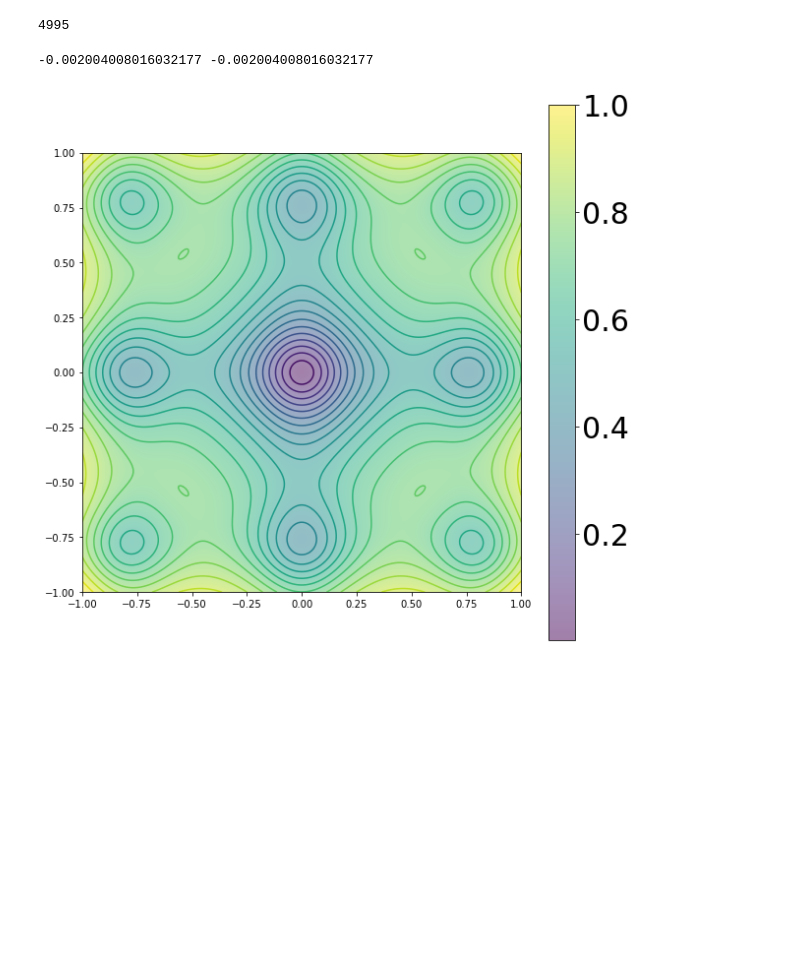
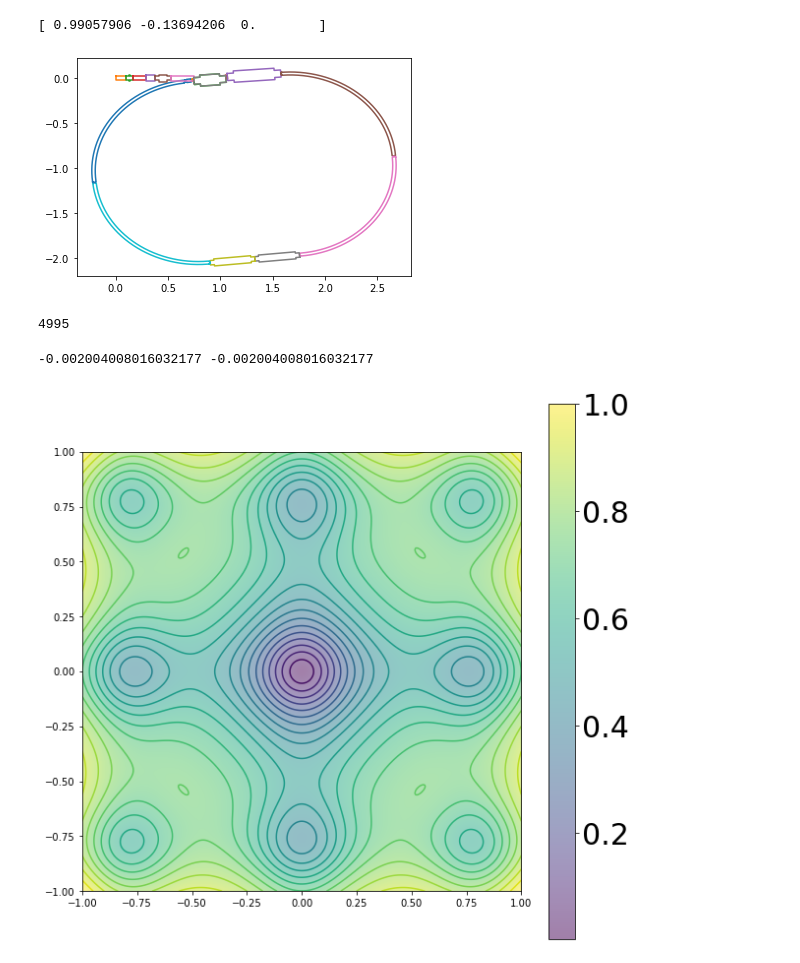
Before and after one commit to BillyTheKidPhysicist/storageRing, a Jupyter notebook: storageRingModel/notebook.ipynb, the cells around one changed output. Cells and saved outputs as stored; diff of their text form; code cells hidden in the pictures; blank space fills up the shorter version.

```diff
--- a/storageRingModel/notebook.ipynb
+++ b/storageRingModel/notebook.ipynb
@@ -6,3 +69,22 @@ PTL_Ring,PTL_Injector=make_Ring_And_Injector_Version3(X)
+# %%
+firstEl=optimizer.latticeInjector.elList[0]
+r1Ring=optimizer.convert_Pos_Injector_Frame_To_Ring_Frame(firstEl.r1)
+n1Ring=optimizer.convert_Moment_Injector_Frame_To_Ring_Frame(firstEl.nb)
+
+angle=np.arctan2(n1Ring[1],n1Ring[0])
+rotAngle=-np.pi-angle
+
+objects=optimizer.generate_Shapely_Object_List_Of_Floor_Plan('exterior')
+objectsInLabFrame=[]
+for object in objects:
+    object=translate(object,-r1Ring[0],-r1Ring[1])
+    object=rotate(object,rotAngle,use_radians=True,origin=(0,0))
+    objectsInLabFrame.append(object)
+    plt.plot(*object.exterior.xy)
+plt.show()
+# %% [output]
+[ 0.99057906 -0.13694206  0.        ]
+[figure, added]
 # %%
 from SwarmTracerClass import SwarmTracer
 st=SwarmTracer(PTL_Ring)
```
Also changed, not shown: parts of 7 cells of this notebook, 16 other files.
